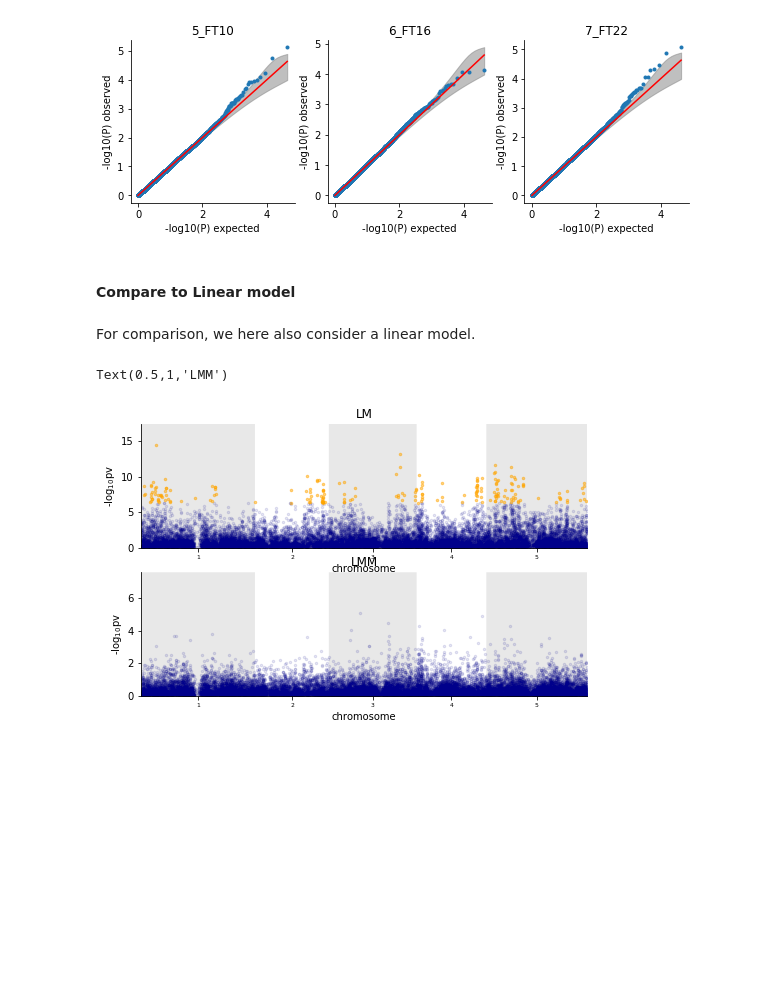
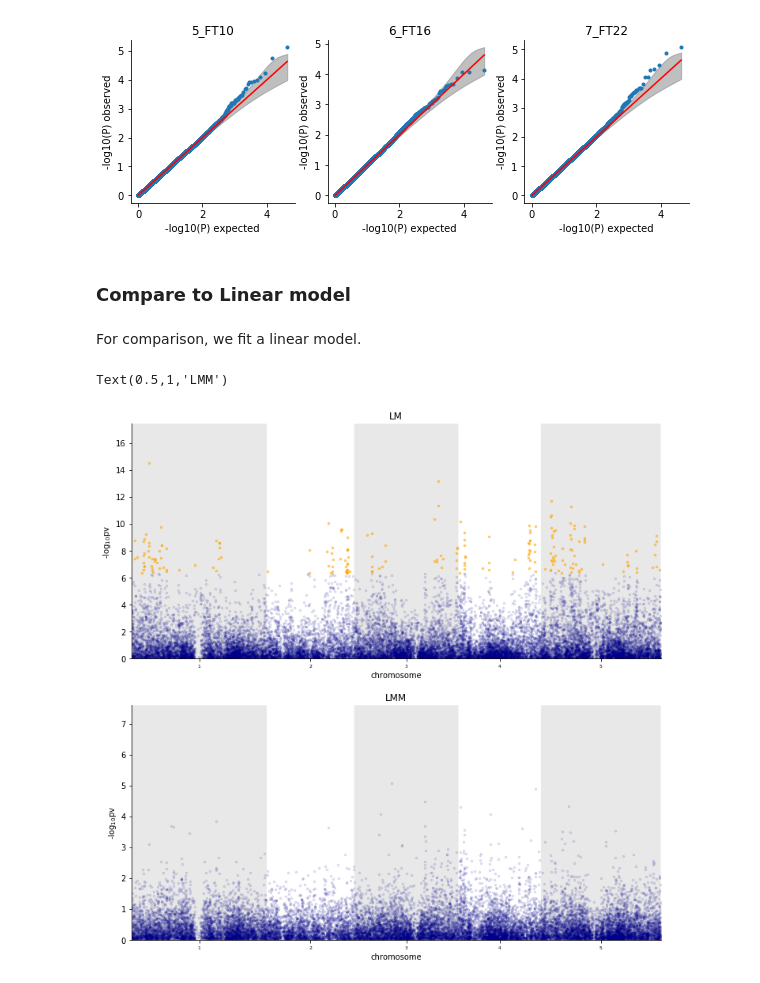
Before and after one commit to timeu/gwas-lecture, a Jupyter notebook: Lecture-2-Linear-Mixed-Model.ipynb, the cells around one changed output. Cells and saved outputs as stored; diff of their text form; code cells hidden in the pictures; blank space fills up the shorter version.

```diff
--- a/Lecture-2-Linear-Mixed-Model.ipynb
+++ b/Lecture-2-Linear-Mixed-Model.ipynb
@@ -303,9 +318,9 @@ for ip in xrange(len(phenotype_names)):
 # %% [output]
 [figure]
 # %% [markdown]
-#### Compare to Linear model
+### Compare to Linear model
 # %% [markdown]
-For comparison, we here also consider a linear model.
+For comparison, we fit a linear model.
 # %%
 lm = qtl_test_lm(snps=snps.values,
                  pheno=phenotype_std,
@@ -316,13 +331,13 @@ pvalues_lm = pd.DataFrame(data=pvalues_lm.T,
                           index=positions,
                           columns=pheno_df.columns)
 # %%
-pl.figure(figsize=[8,5])
+pl.figure(figsize=[12,12])
 plt = pl.subplot(2,1,1)
 lmx_plt.plot_manhattan(pd.DataFrame(dict(pv=pvalues_lm[phenotype_ID].values,chrom=chromosomes,pos=positions)))
 pl.title('LM')
 plt = pl.subplot(2,1,2)
 lmx_plt.plot_manhattan(pd.DataFrame(dict(pv=pvalues_lmm[phenotype_ID].values,chrom=chromosomes,pos=positions)))
 pl.title('LMM')
 # %% [output]
 Text(0.5,1,'LMM')
-[figure, old version]
+[figure, new version]
```
Also changed, not shown: parts of 27 cells of this notebook.
